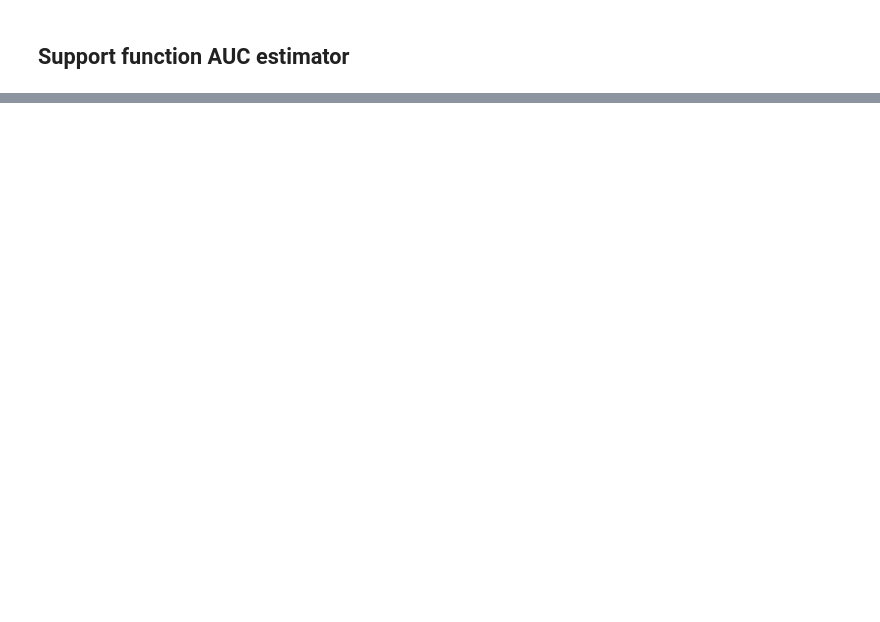
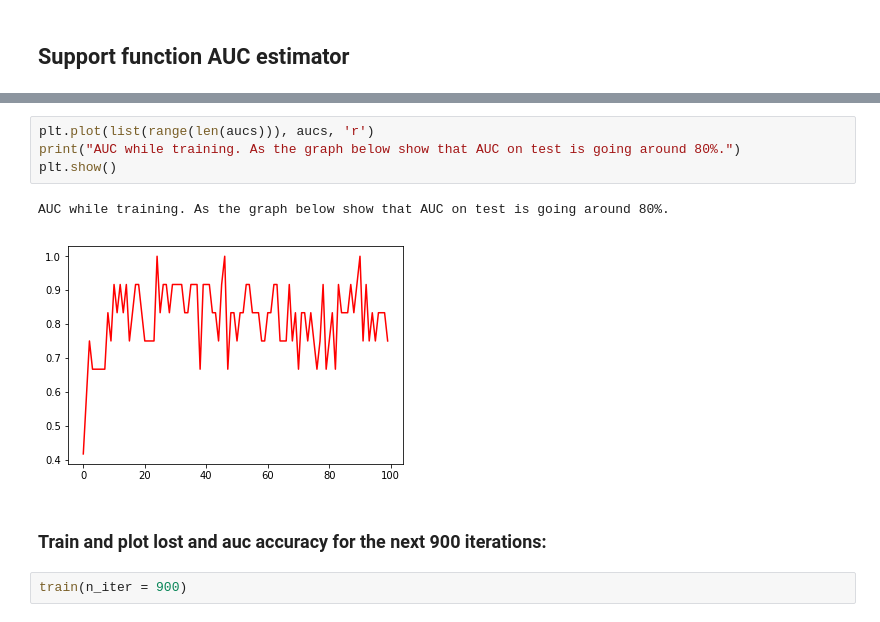
Before and after one commit to quangvu0702/sku_2_vec, a Jupyter notebook: embedding skus v1.ipynb, the cells around one changed output, grey strips where cells are left out. Saved outputs shown, nothing was run; the diff lists cells and outputs as text; blank space fills up the shorter version.

```diff
--- a/embedding skus v1.ipynb
+++ b/embedding skus v1.ipynb
@@ -147,0 +290,11 @@ optimizer = tf.train.AdamOptimizer(learning_rate=1e-4).minimize(loss)
+# %%
+plt.plot(list(range(len(aucs))), aucs, 'r')
+print("AUC while training. As the graph below show that AUC on test is going around 80%.")
+plt.show()
+# %% [output]
+AUC while training. As the graph below show that AUC on test is going around 80%.
+[figure, added]
+# %% [markdown]
+### Train and plot lost and auc accuracy for the next 900 iterations:
+# %%
+train(n_iter = 900)
```
Also changed, not shown: parts of 28 cells of this notebook, 2 other files.
